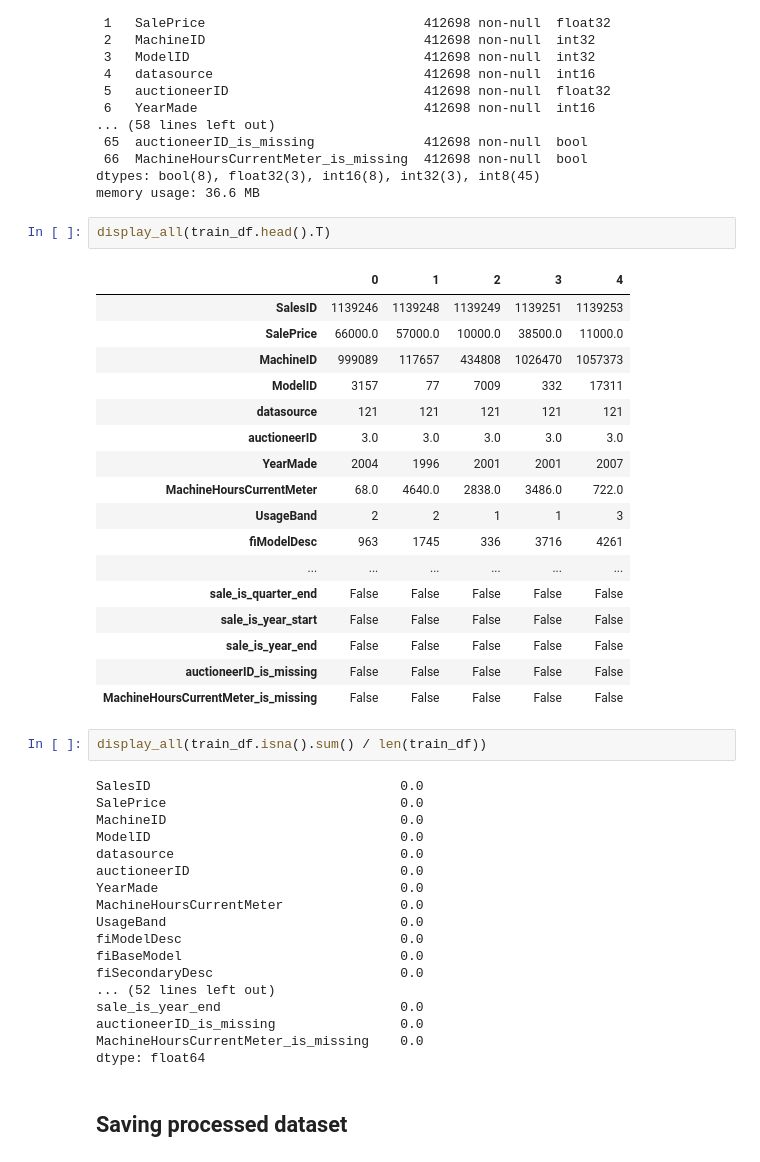
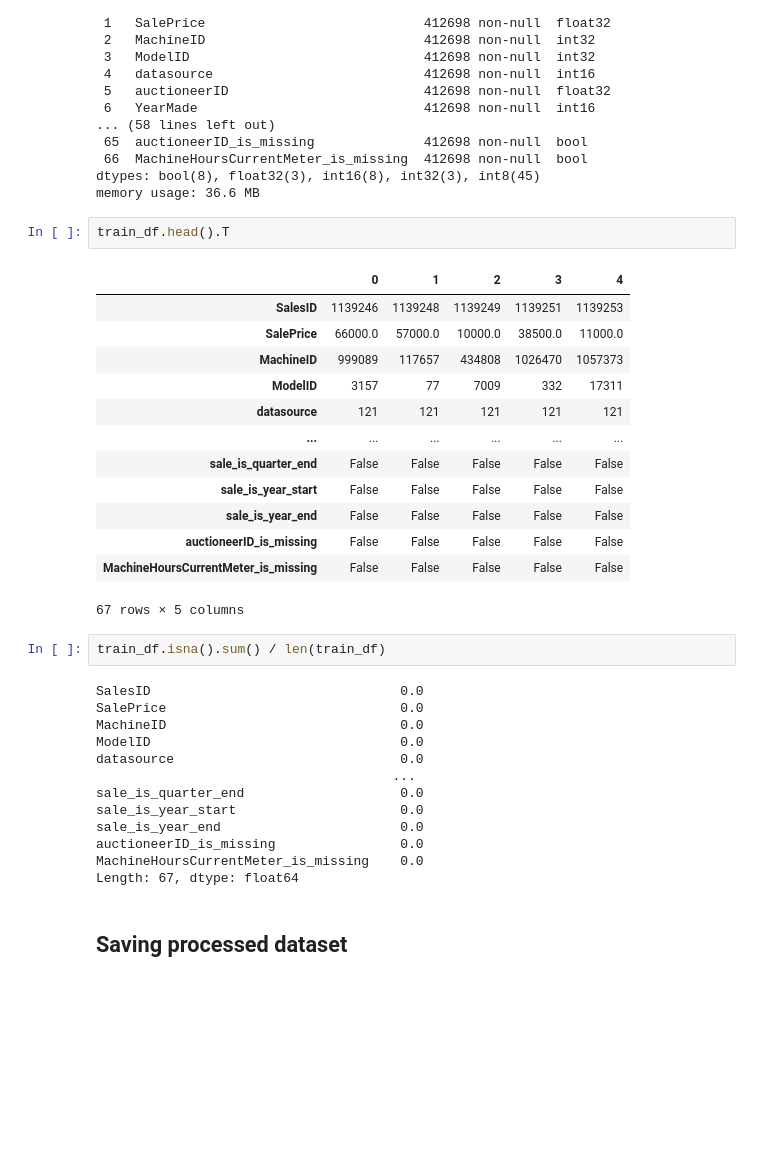
Before and after one commit to TheCamilovisk/DataScienceMiniProjects, a Jupyter notebook: BlueBookForBulldozers/data-cleaning-and-simple-random-forest-regressor.ipynb, the cells around one changed output. Cells and saved outputs as stored; diff of their text form; blank space fills up the shorter version.

```diff
--- a/BlueBookForBulldozers/data-cleaning-and-simple-random-forest-regressor.ipynb
+++ b/BlueBookForBulldozers/data-cleaning-and-simple-random-forest-regressor.ipynb
@@ -532,45 +523,36 @@ Data columns (total 67 columns):
 dtypes: bool(8), float32(3), int16(8), int32(3), int8(45)
 memory usage: 36.6 MB
 # %%
-display_all(train_df.head().T)
+train_df.head().T
 # %% [output]
 |  | 0 | 1 | 2 | 3 | 4 |
 | SalesID | 1139246 | 1139248 | 1139249 | 1139251 | 1139253 |
 | SalePrice | 66000.0 | 57000.0 | 10000.0 | 38500.0 | 11000.0 |
 | MachineID | 999089 | 117657 | 434808 | 1026470 | 1057373 |
 | ModelID | 3157 | 77 | 7009 | 332 | 17311 |
 | datasource | 121 | 121 | 121 | 121 | 121 |
-| auctioneerID | 3.0 | 3.0 | 3.0 | 3.0 | 3.0 |
-| YearMade | 2004 | 1996 | 2001 | 2001 | 2007 |
-| MachineHoursCurrentMeter | 68.0 | 4640.0 | 2838.0 | 3486.0 | 722.0 |
-| UsageBand | 2 | 2 | 1 | 1 | 3 |
-| fiModelDesc | 963 | 1745 | 336 | 3716 | 4261 |
 | ... | ... | ... | ... | ... | ... |
 | sale_is_quarter_end | False | False | False | False | False |
 | sale_is_year_start | False | False | False | False | False |
 | sale_is_year_end | False | False | False | False | False |
 | auctioneerID_is_missing | False | False | False | False | False |
 | MachineHoursCurrentMeter_is_missing | False | False | False | False | False |
+67 rows × 5 columns
 # %%
-display_all(train_df.isna().sum() / len(train_df))
+train_df.isna().sum() / len(train_df)
 # %% [output]
 SalesID                                0.0
 SalePrice                              0.0
 MachineID                              0.0
 ModelID                                0.0
 datasource                             0.0
-auctioneerID                           0.0
-YearMade                               0.0
-MachineHoursCurrentMeter               0.0
-UsageBand                              0.0
-fiModelDesc                            0.0
-fiBaseModel                            0.0
-fiSecondaryDesc                        0.0
-... (52 lines left out)
+                                      ...
+sale_is_quarter_end                    0.0
+sale_is_year_start                     0.0
 sale_is_year_end                       0.0
 auctioneerID_is_missing                0.0
 MachineHoursCurrentMeter_is_missing    0.0
-dtype: float64
+Length: 67, dtype: float64
 # %% [markdown]
 ## Saving processed dataset
 # %%
```
Also changed, not shown: parts of 12 cells of this notebook, 1 other file.
